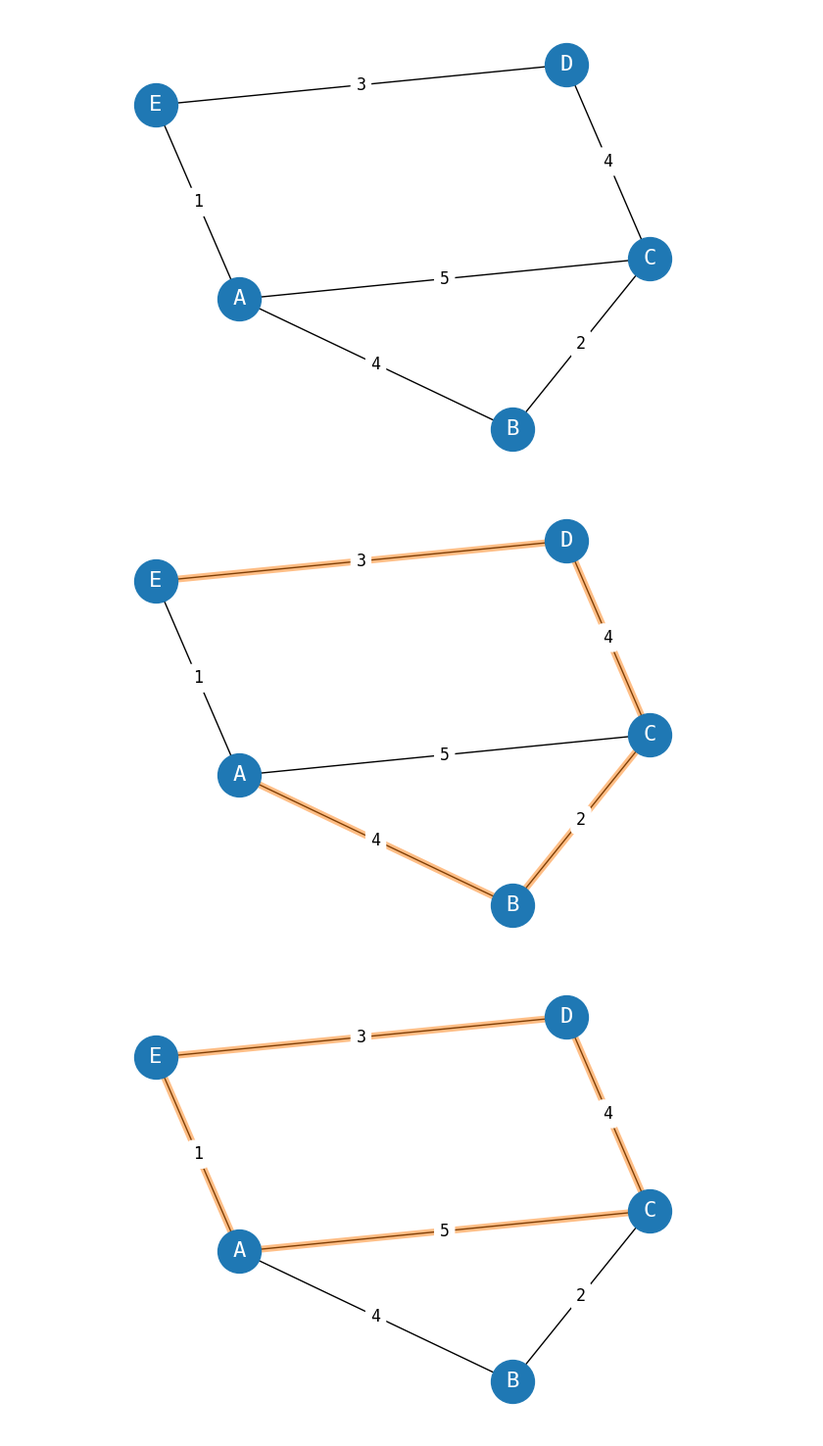
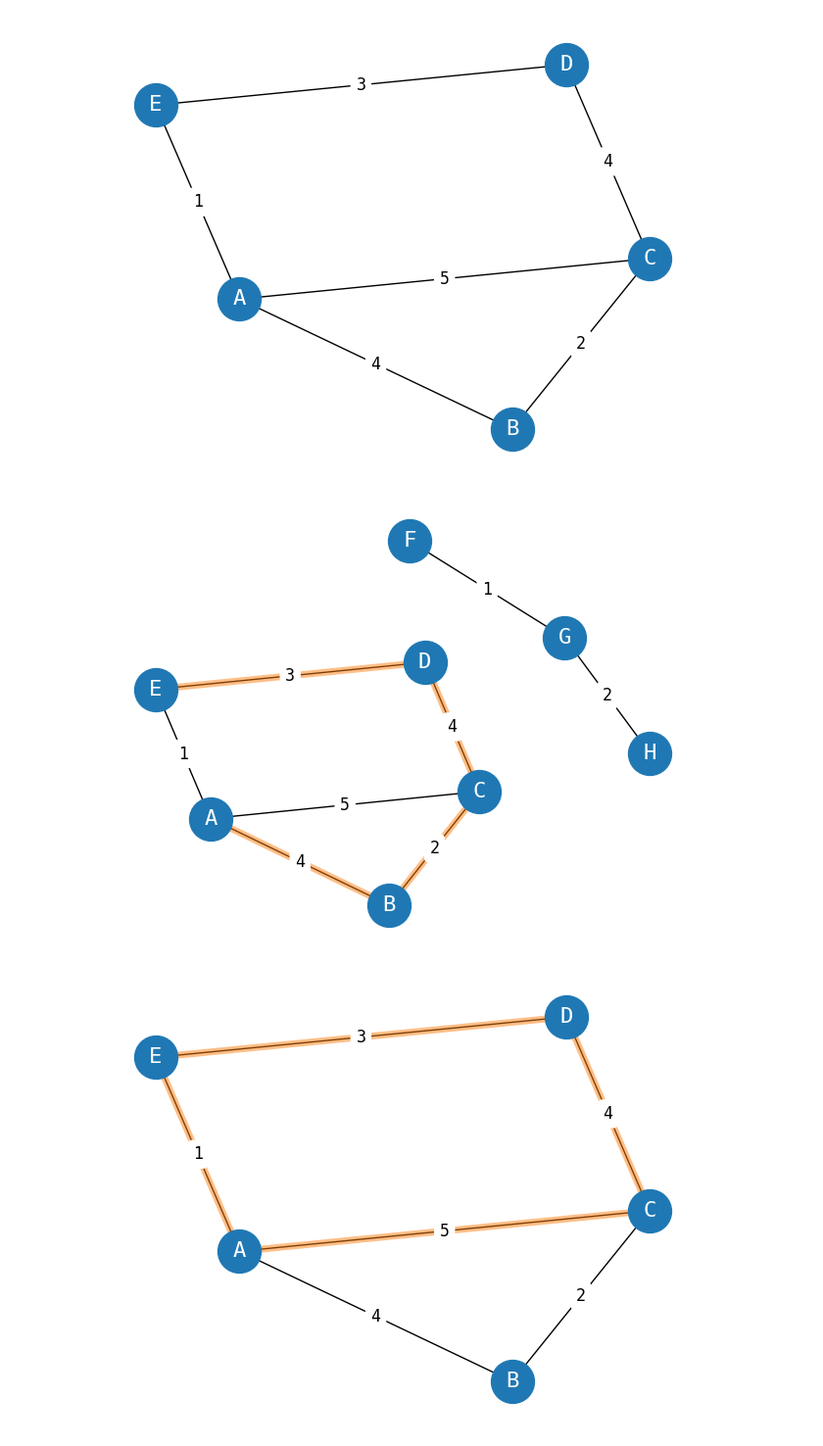
Before and after one commit to untref-edd/edd, a Jupyter notebook: Clase 5 - Grafos/Anexo figuras.ipynb, the cells around one changed output. Shown: that part at 98% size. Drawn from its saved outputs; the diff is of its cells as text; code cells hidden in the pictures.

```diff
--- a/Clase 5 - Grafos/Anexo figuras.ipynb
+++ b/Clase 5 - Grafos/Anexo figuras.ipynb
@@ -56,10 +56,20 @@ draw_graph(G, output_file='figuras/grafo-con-pesos.png')
 # %% [output]
 [figure]
 # %%
-path = next(nx.all_simple_paths(G, source='A', target='E'))
-highlight_edges = list(zip(path,path[1:]))
+G = nx.Graph()
+G.add_edge("A", "B", weight=4)
+G.add_edge("A", "C", weight=5)
+G.add_edge("A", "E", weight=1)
+G.add_edge("B", "C", weight=2)
+G.add_edge("C", "D", weight=4)
+G.add_edge("D", "E", weight=3)
+G.add_edge("F", "G", weight=1)
+G.add_edge("G", "H", weight=2)
 
-draw_graph(G, highlight_edges=highlight_edges, output_file='figuras/grafo-camino.png')
+path = next(nx.all_simple_paths(G, source="A", target="E"))
+highlight_edges = list(zip(path, path[1:]))
+
+draw_graph(G, highlight_edges=highlight_edges, output_file="figuras/grafo-camino.png")
 # %% [output]
-[figure, old version]
+[figure, new version]
 # %%
```
Also changed, not shown: parts of 8 cells of this notebook, 3 other files.
